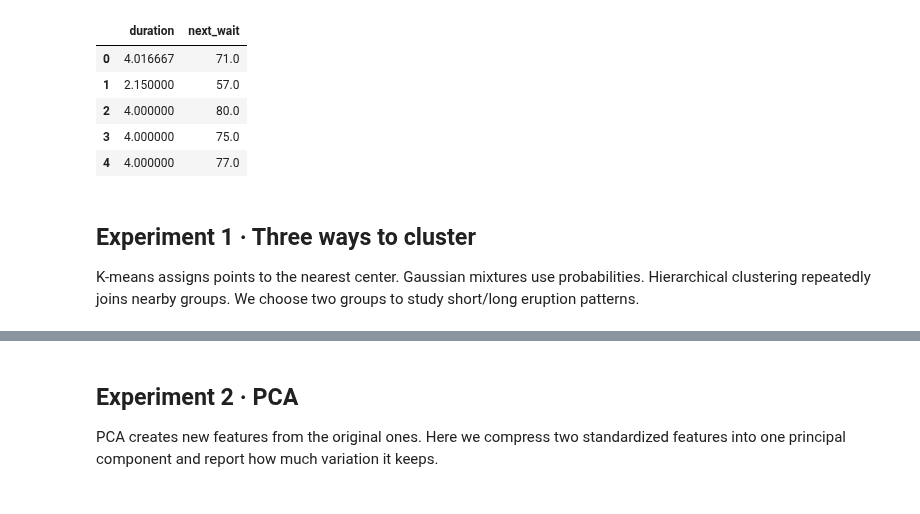
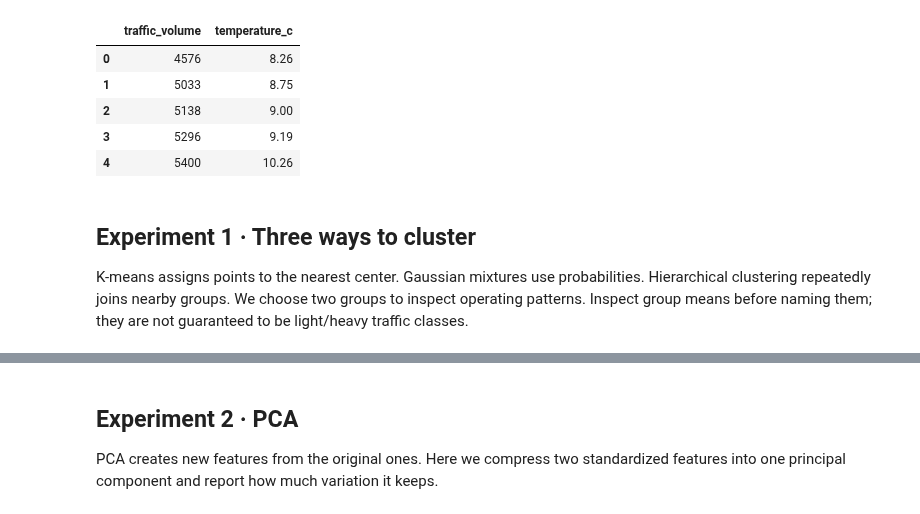
Before and after one commit to Skygazer1111/MLWeeklyProject, a Jupyter notebook: ml-lab/dist/notebooks/unit_3_clustering_pca.ipynb, the cells around one changed output, grey strips where cells are left out. Saved outputs shown, nothing was run; the diff lists cells and outputs as text; code cells hidden in the pictures.

```diff
--- a/ml-lab/dist/notebooks/unit_3_clustering_pca.ipynb
+++ b/ml-lab/dist/notebooks/unit_3_clustering_pca.ipynb
@@ -26,9 +30,10 @@ from IPython.display import display
 
 # Run from the project folder or from its notebooks folder.
 try:
-    df = pd.read_csv('data/geyser.csv')
+    df = pd.read_csv('data/traffic.csv')
 except FileNotFoundError:
-    df = pd.read_csv('../data/geyser.csv')
+    df = pd.read_csv('../data/traffic.csv')
 
-print('Number of eruptions:', len(df))
+df['date_time'] = pd.to_datetime(df['date_time'])
+print('Number of traffic hours:', len(df))
 # %% [output]
@@ -39,22 +44,20 @@ Use duration and the following waiting time together. Standardization helps beca
 # %%
 from sklearn.preprocessing import StandardScaler
 
 data = df.copy()
-data['next_wait'] = data['waiting'].shift(-1)
-data = data.dropna()
-features = data[['duration', 'next_wait']]
+features = data[['traffic_volume', 'temperature_c']]
 scaled = StandardScaler().fit_transform(features)
 display(features.head())
 # %% [output]
-|  | duration | next_wait |
-| 0 | 4.016667 | 71.0 |
-| 1 | 2.150000 | 57.0 |
-| 2 | 4.000000 | 80.0 |
-| 3 | 4.000000 | 75.0 |
-| 4 | 4.000000 | 77.0 |
+|  | traffic_volume | temperature_c |
+| 0 | 4576 | 8.26 |
+| 1 | 5033 | 8.75 |
+| 2 | 5138 | 9.00 |
+| 3 | 5296 | 9.19 |
+| 4 | 5400 | 10.26 |
 # %% [markdown]
 ## Experiment 1 · Three ways to cluster
-K-means assigns points to the nearest center. Gaussian mixtures use probabilities. Hierarchical clustering repeatedly joins nearby groups. We choose two groups to study short/long eruption patterns.
+K-means assigns points to the nearest center. Gaussian mixtures use probabilities. Hierarchical clustering repeatedly joins nearby groups. We choose two groups to inspect operating patterns. Inspect group means before naming them; they are not guaranteed to be light/heavy traffic classes.
 # %%
 from sklearn.cluster import KMeans, AgglomerativeClustering
 from sklearn.mixture import GaussianMixture
```
Also changed, not shown: parts of 9 cells of this notebook, 33 other files.
